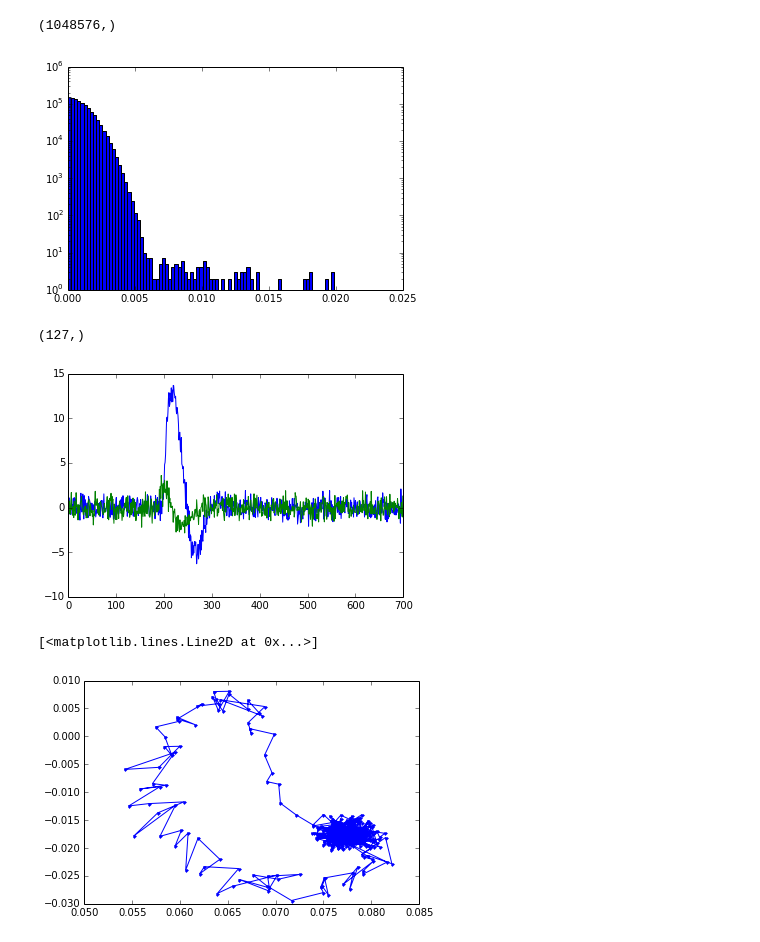
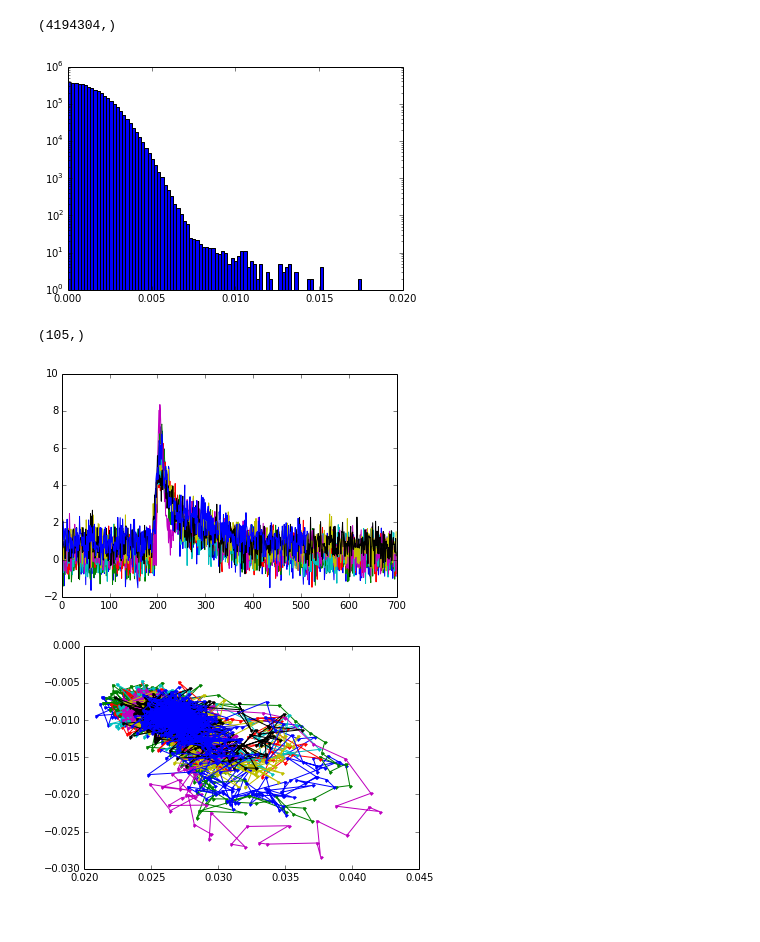
Before and after one commit to gitj/notebooks, a Jupyter notebook: 2014-05-20-cosmic-rays.ipynb, the cells around one changed output. Cells and saved outputs as stored; diff of their text form; code cells hidden in the pictures.

```diff
--- a/2014-05-20-cosmic-rays.ipynb
+++ b/2014-05-20-cosmic-rays.ipynb
@@ -1,23 +1,23 @@
 # %%
 from kid_readout.utils import readoutnc
 # %%
-rnc = readoutnc.ReadoutNetCDF('/home/data2/2014-05-12_134152_net_compressor_onoff.nc')
+rnc = readoutnc.ReadoutNetCDF('/home/data2/2014-05-02_162142_net.nc')
 # %%
-d0 = rnc.timestream_20140512134423.get_data_index(1)
+d0 = rnc.timestream_20140502162301.get_data_index(2)
 # %%
 d0.shape
 # %% [output]
-(1048576,)
+(4194304,)
 # %%
 blah = hist(abs(d0.real-d0.real.mean()),bins=100,log=True)
 # %% [output]
-[figure, old version]
+[figure, new version]
 # %%
-crs = np.flatnonzero(abs(d0.real-d0.real.mean()) > 0.007)
+crs = np.flatnonzero(abs(d0.real-d0.real.mean()) > 0.01)
 # %%
 crs.shape
 # %% [output]
-(127,)
+(105,)
 # %%
 locs = crs[1:][(np.diff(crs.real)>100)]
 # %%
@@ -25,13 +25,13 @@ if not len(locs):
     locs = [crs[0]]
 # %%
 for loc in locs:
-    plot(np.imag(d0[loc-200:loc+500]-d0.mean())/d0.std())
+    plot(np.real(d0[loc-200:loc+500]-d0.mean())/d0.std())
 # %% [output]
-[figure, old version]
+[figure, new version]
 # %%
 loc = locs[0]
 # %%
-plot(d0[loc-200:loc+200].real,d0[loc-200:loc+200].imag,'.-')
+for loc in locs:
+    plot(d0[loc-200:loc+200].real,d0[loc-200:loc+200].imag,'.-')
 # %% [output]
-[<matplotlib.lines.Line2D at 0x...>]
-[figure, old version]
+[figure, new version]
```
